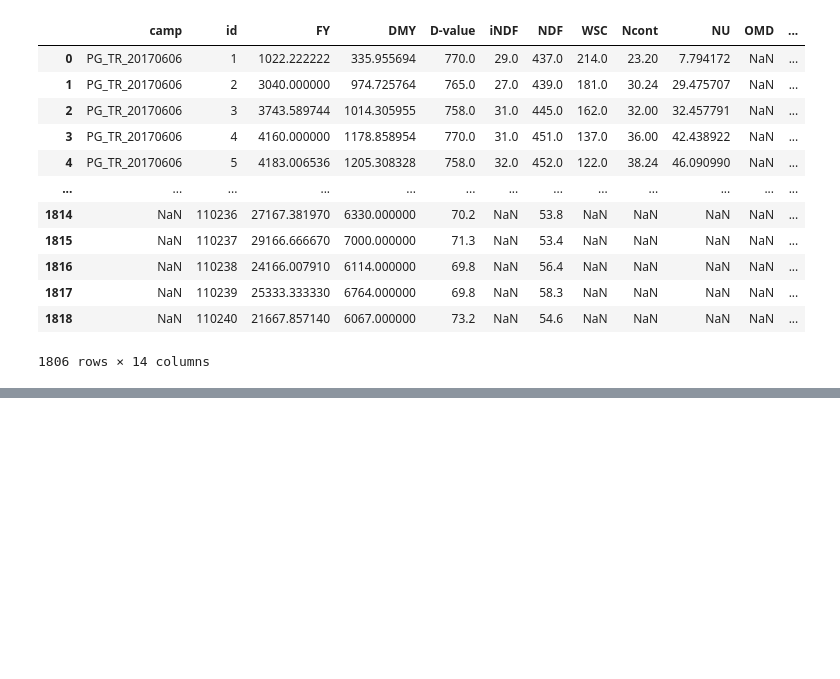
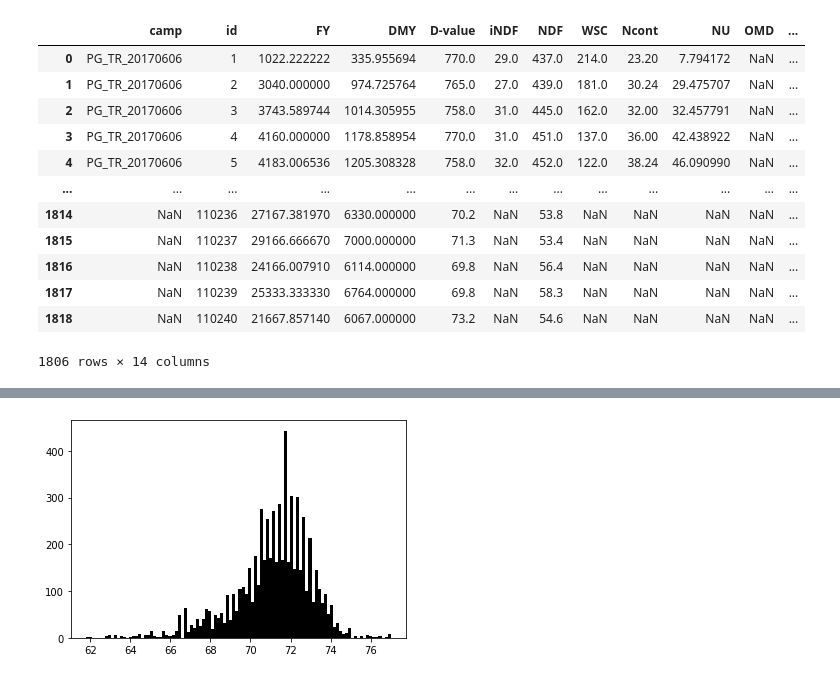
Before and after one commit to stefanrua/grassnet, a Jupyter notebook: hmm.ipynb, the cells around one changed output, grey strips where cells are left out. Cells and saved outputs as stored; diff of their text form; code cells hidden in the pictures; blank space fills up the shorter version.

```diff
--- a/hmm.ipynb
+++ b/hmm.ipynb
@@ -109,0 +133,5 @@ d['D-value'].min()
+# %%
+dvalues = [d/10 if d>100 else d for d in dvalues]
+hist(dvalues)
+# %% [output]
+[figure, added]
```
Also changed, not shown: parts of 11 cells of this notebook, 2 other files.
